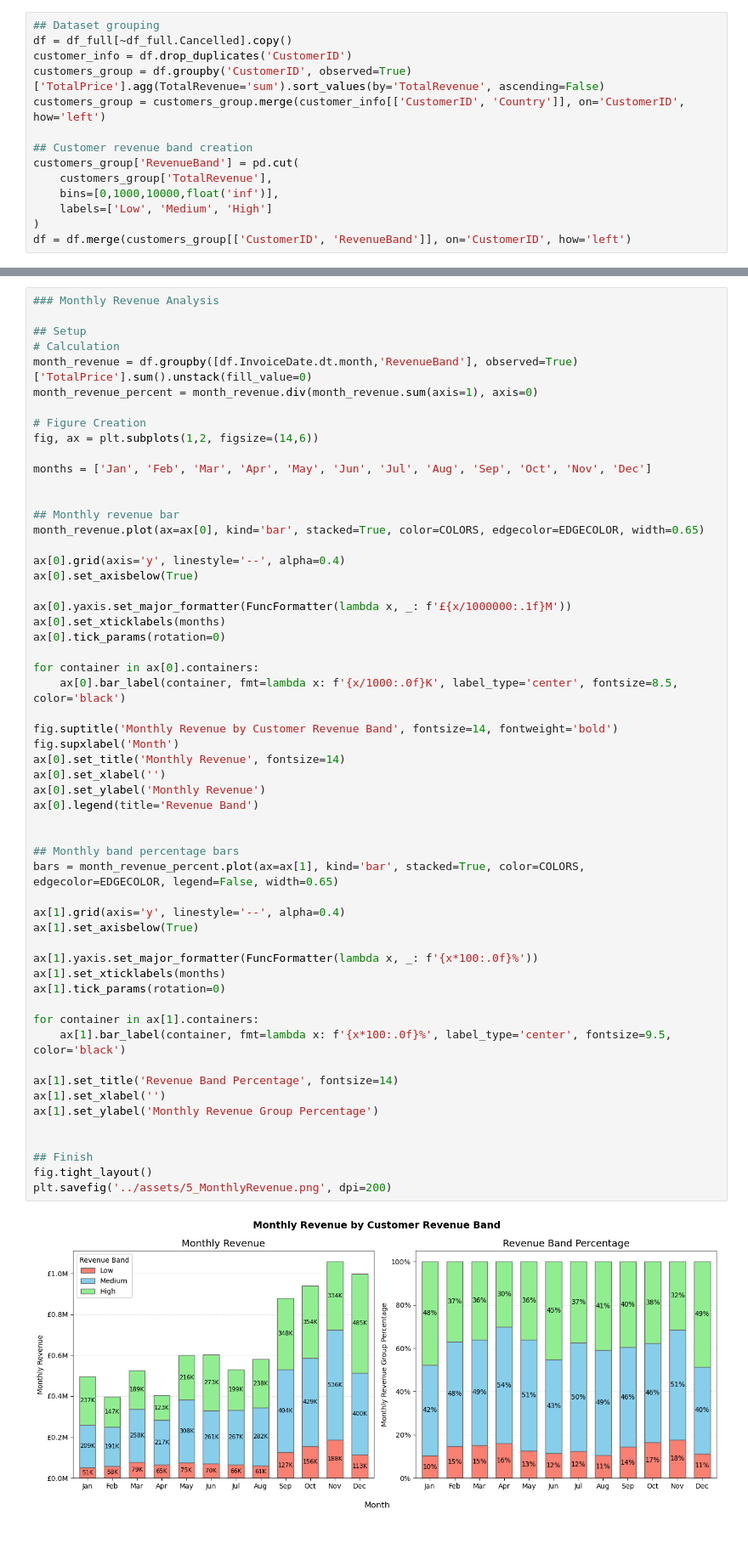
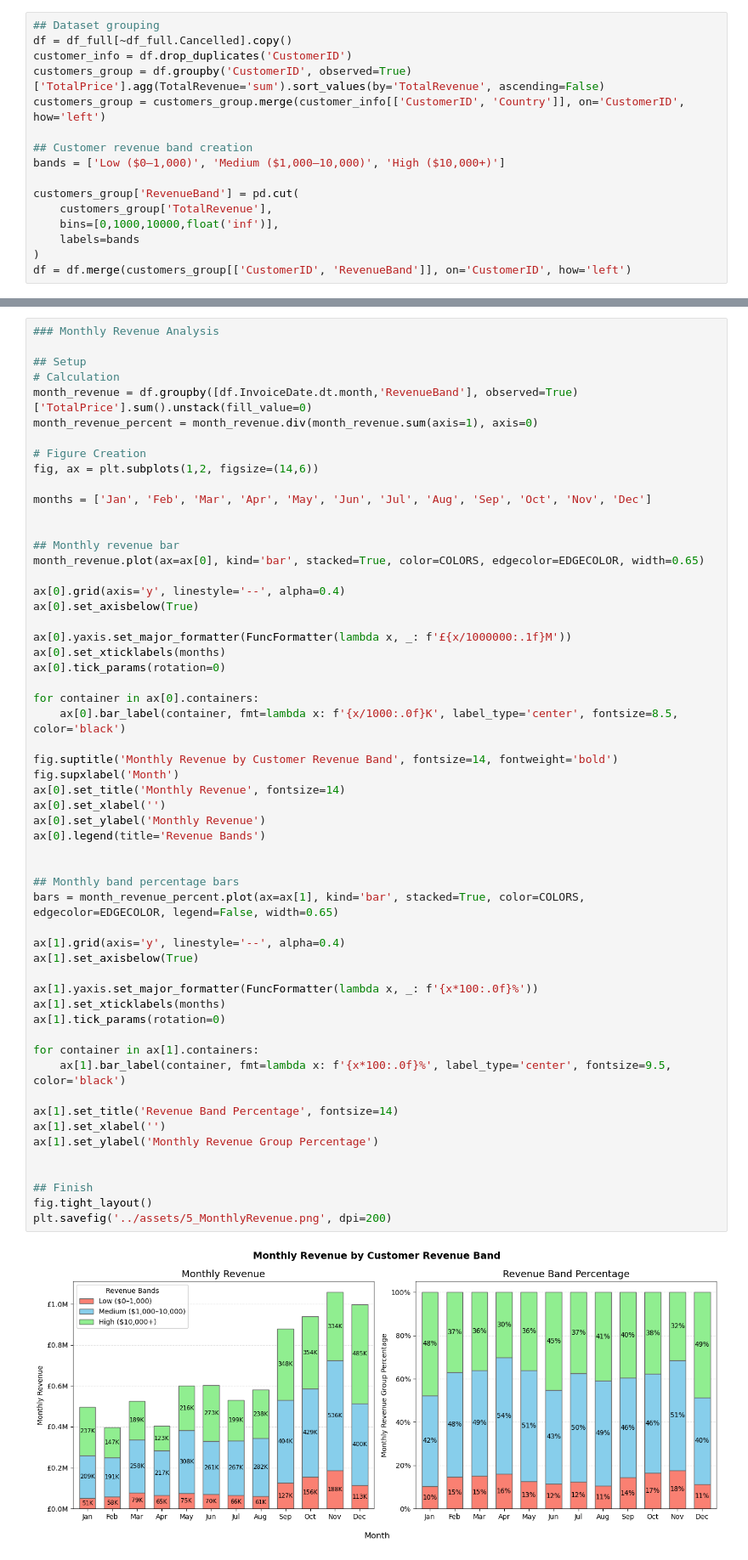
Before and after one commit to EdwardHowell627/Python_Online_Sales_Analysis, a Jupyter notebook: analysis/2_customers.ipynb, the cells around one changed output, grey strips where cells are left out. Shown at 85% size. Cells and saved outputs as stored; diff of their text form.

```diff
--- a/analysis/2_customers.ipynb
+++ b/analysis/2_customers.ipynb
@@ -45,10 +45,12 @@ customers_group = df.groupby('CustomerID', observed=True)['TotalPrice'].agg(Tota
 customers_group = customers_group.merge(customer_info[['CustomerID', 'Country']], on='CustomerID', how='left')
 
 ## Customer revenue band creation
+bands = ['Low ($0–1,000)', 'Medium ($1,000–10,000)', 'High ($10,000+)']
+
 customers_group['RevenueBand'] = pd.cut(
     customers_group['TotalRevenue'],
     bins=[0,1000,10000,float('inf')],
-    labels=['Low', 'Medium', 'High']
+    labels=bands
 )
 df = df.merge(customers_group[['CustomerID', 'RevenueBand']], on='CustomerID', how='left')
 # %%
@@ -123,35 +125,35 @@ for container in ax[0].containers:
 
 fig.suptitle('Monthly Revenue by Customer Revenue Band', fontsize=14, fontweight='bold')
 fig.supxlabel('Month')
 ax[0].set_title('Monthly Revenue', fontsize=14)
 ax[0].set_xlabel('')
 ax[0].set_ylabel('Monthly Revenue')
-ax[0].legend(title='Revenue Band')
+ax[0].legend(title='Revenue Bands')
 
 
 ## Monthly band percentage bars
 bars = month_revenue_percent.plot(ax=ax[1], kind='bar', stacked=True, color=COLORS, edgecolor=EDGECOLOR, legend=False, width=0.65)
 
 ax[1].grid(axis='y', linestyle='--', alpha=0.4)
 ax[1].set_axisbelow(True)
 
 ax[1].yaxis.set_major_formatter(FuncFormatter(lambda x, _: f'{x*100:.0f}%'))
 ax[1].set_xticklabels(months)
 ax[1].tick_params(rotation=0)
 
 for container in ax[1].containers:
     ax[1].bar_label(container, fmt=lambda x: f'{x*100:.0f}%', label_type='center', fontsize=9.5, color='black')
 
 ax[1].set_title('Revenue Band Percentage', fontsize=14)
 ax[1].set_xlabel('')
 ax[1].set_ylabel('Monthly Revenue Group Percentage')
 
 
 ## Finish
 fig.tight_layout()
 plt.savefig('../assets/5_MonthlyRevenue.png', dpi=200)
 # %% [output]
-[figure, old version]
+[figure, new version]
 # %%
 ### Country Revenue Analysis
 
```
Also changed, not shown: parts of 1 cell of this notebook, 5 other files.
